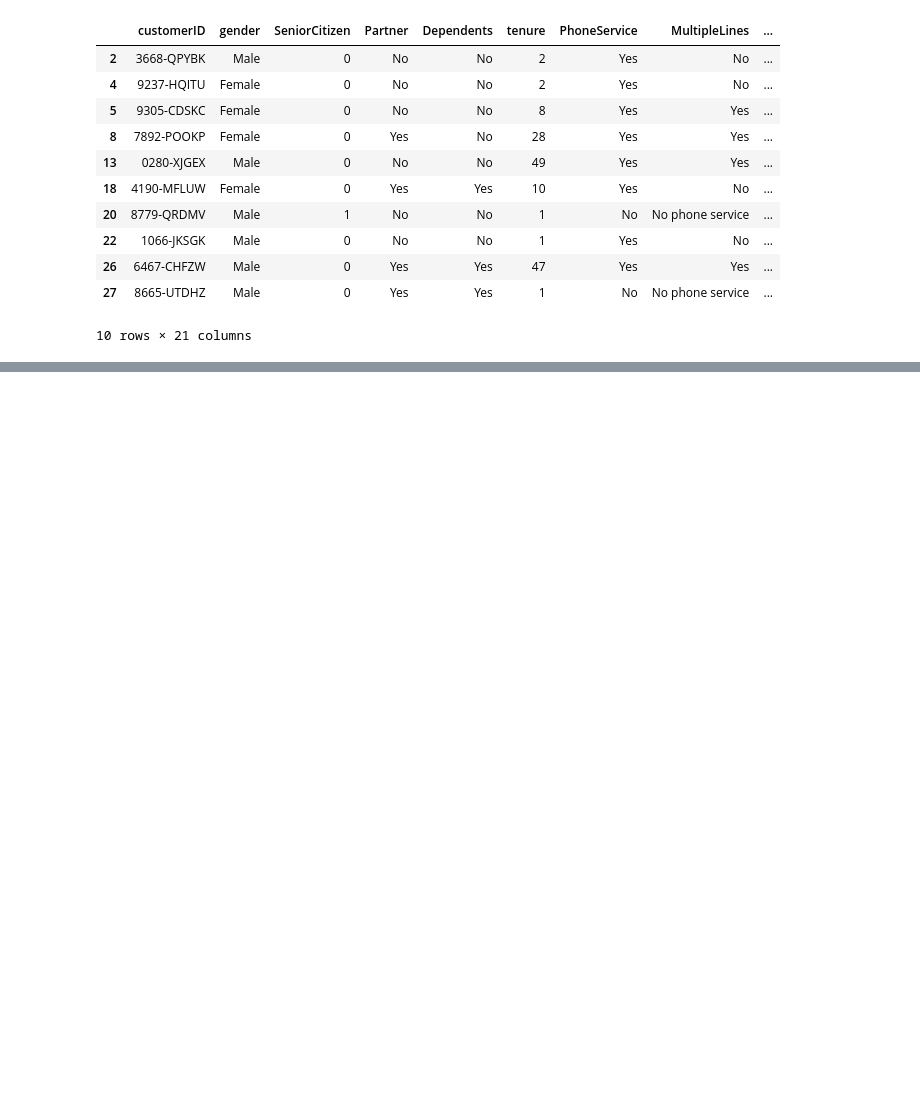
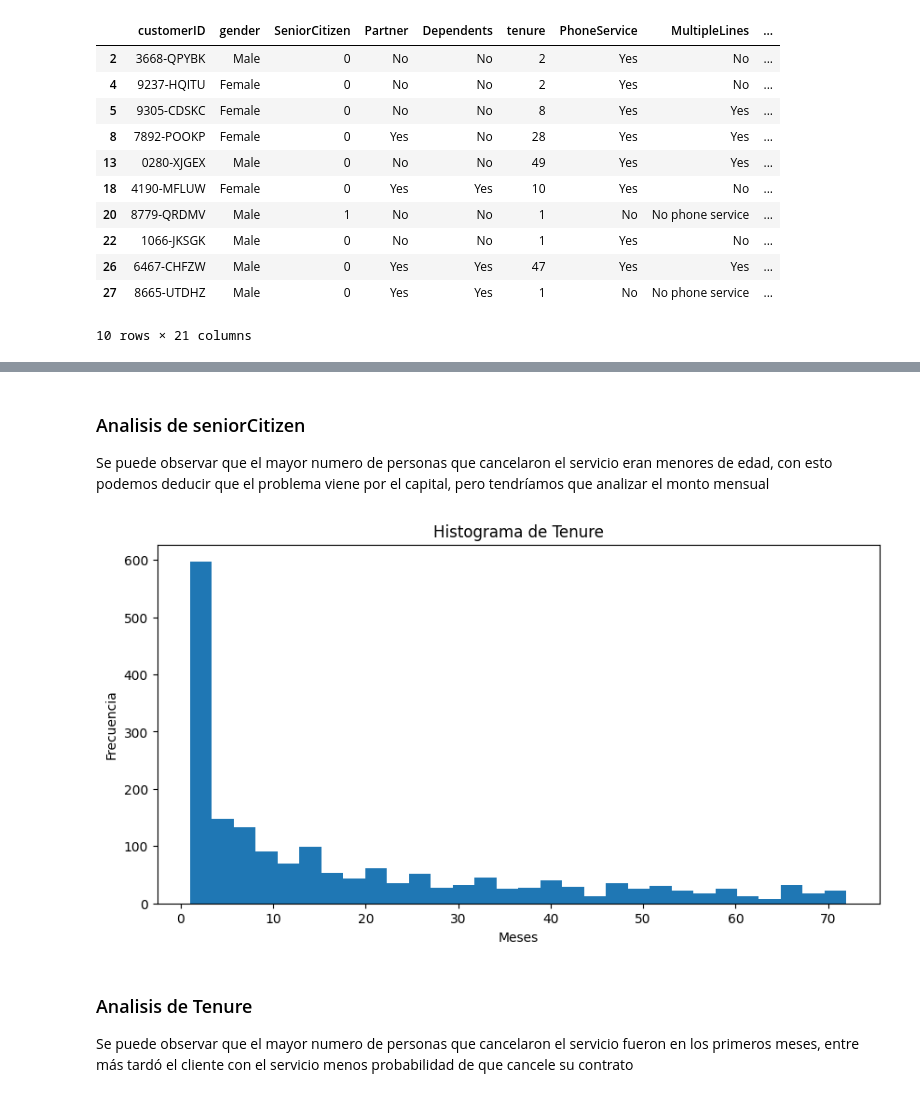
Before and after one commit to HugoCD20/churn-prediction, a Jupyter notebook: notebooks/eda.ipynb, the cells around one changed output, grey strips where cells are left out. Drawn from its saved outputs; the diff is of its cells as text; code cells hidden in the pictures; blank space fills up the shorter version.

Commit message:
analisis

```diff
--- a/notebooks/eda.ipynb
+++ b/notebooks/eda.ipynb
@@ -63,0 +62,20 @@ KeyError: False
+# %% [markdown]
+### Analisis de seniorCitizen
+Se puede observar que el mayor numero de personas que cancelaron el servicio eran menores de edad, con esto podemos deducir que el problema viene por el capital, pero tendríamos que analizar el monto mensual
+# %%
+#Tenure
+conteoTenure = churn["tenure"].value_counts()
+
+plt.figure(figsize=(10,5))
+plt.hist(churn["tenure"], bins=30)
+
+plt.title("Histograma de Tenure")
+plt.xlabel("Meses")
+plt.ylabel("Frecuencia")
+
+plt.show()
+# %% [output]
+[figure, added]
+# %% [markdown]
+### Analisis de Tenure
+Se puede observar que el mayor numero de personas que cancelaron el servicio fueron en los primeros meses, entre más tardó el cliente con el servicio menos probabilidad de que cancele su contrato
```
Also changed, not shown: parts of 1 cell of this notebook.
